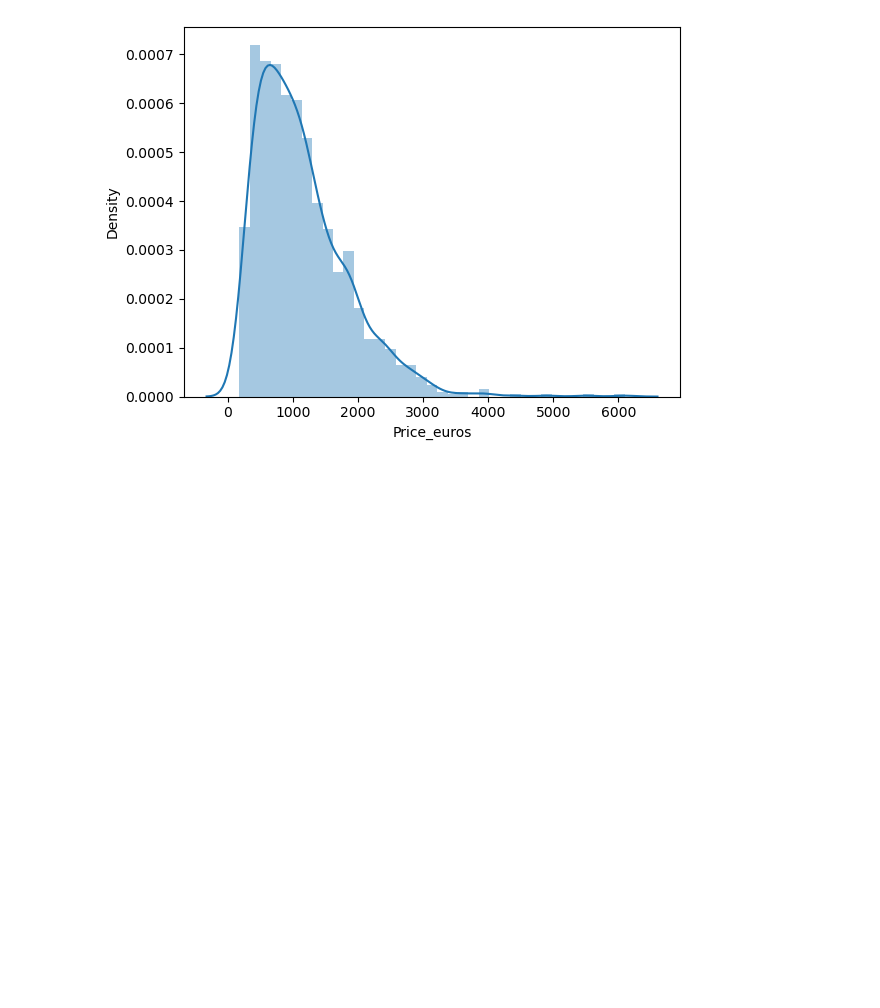
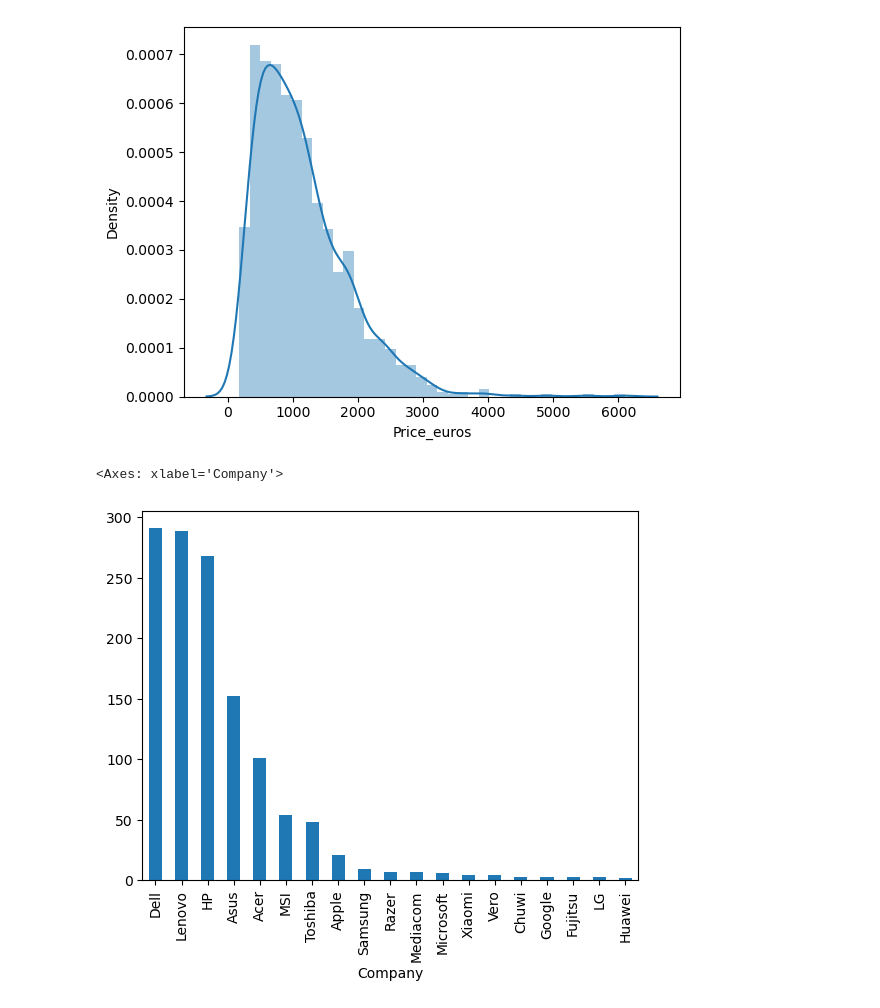
Before and after one commit to niteshkavade/Laptop-Price-Prediction, a Jupyter notebook: Laptop_Price_Prediction.ipynb, the cells around one changed output. Cells and saved outputs as stored; diff of their text form; code cells hidden in the pictures; blank space fills up the shorter version.

Commit message:
New_Chart

```diff
--- a/Laptop_Price_Prediction.ipynb
+++ b/Laptop_Price_Prediction.ipynb
@@ -94,3 +94,8 @@ sns.distplot(df['Price_euros'])
 # %% [output]
 <Axes: xlabel='Price_euros', ylabel='Density'>
 [figure]
+# %%
+df["Company"].value_counts().plot(kind="bar")
+# %% [output]
+<Axes: xlabel='Company'>
+[figure, added]
```
Also changed, not shown: parts of 5 cells of this notebook.
